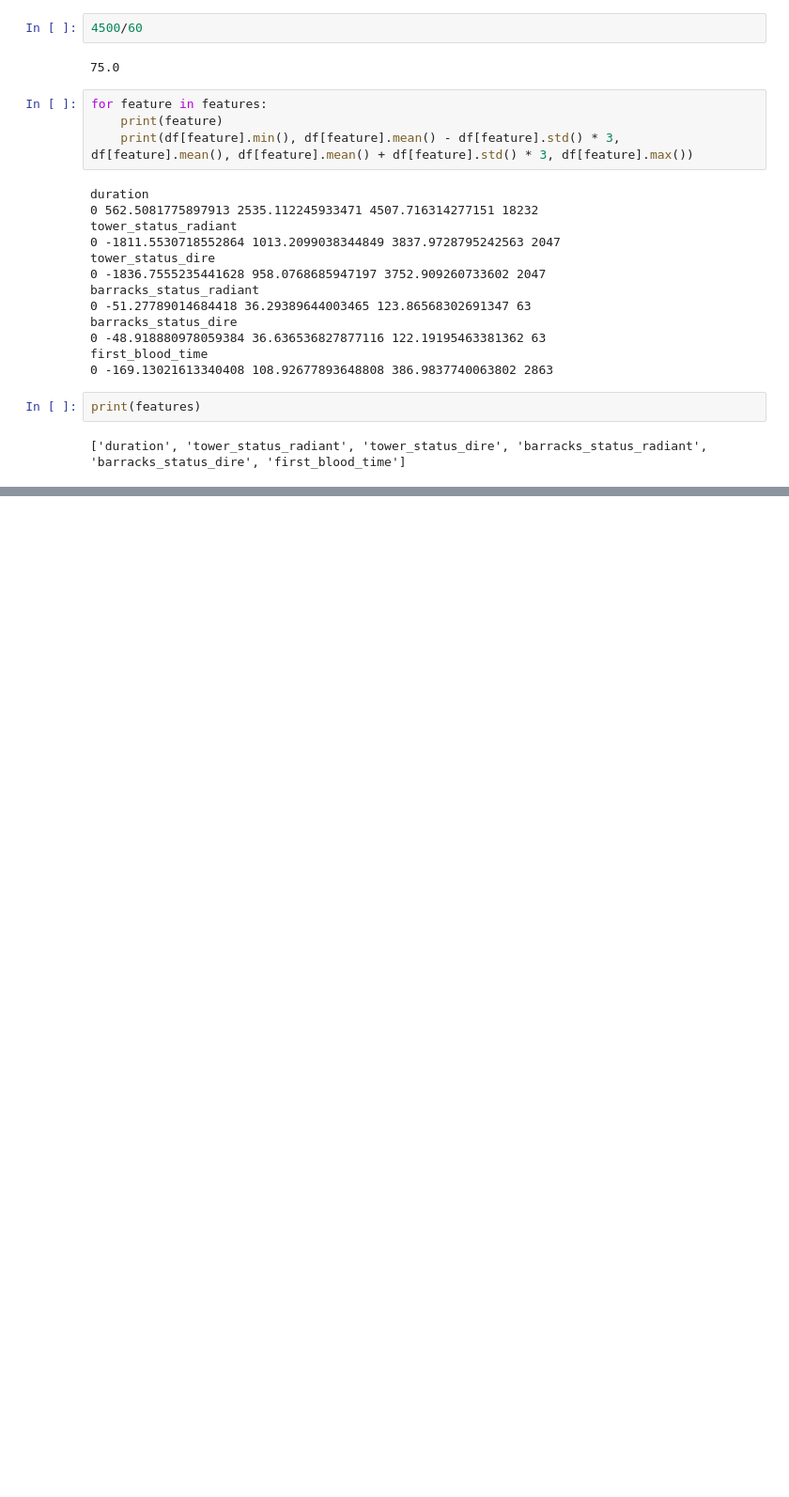
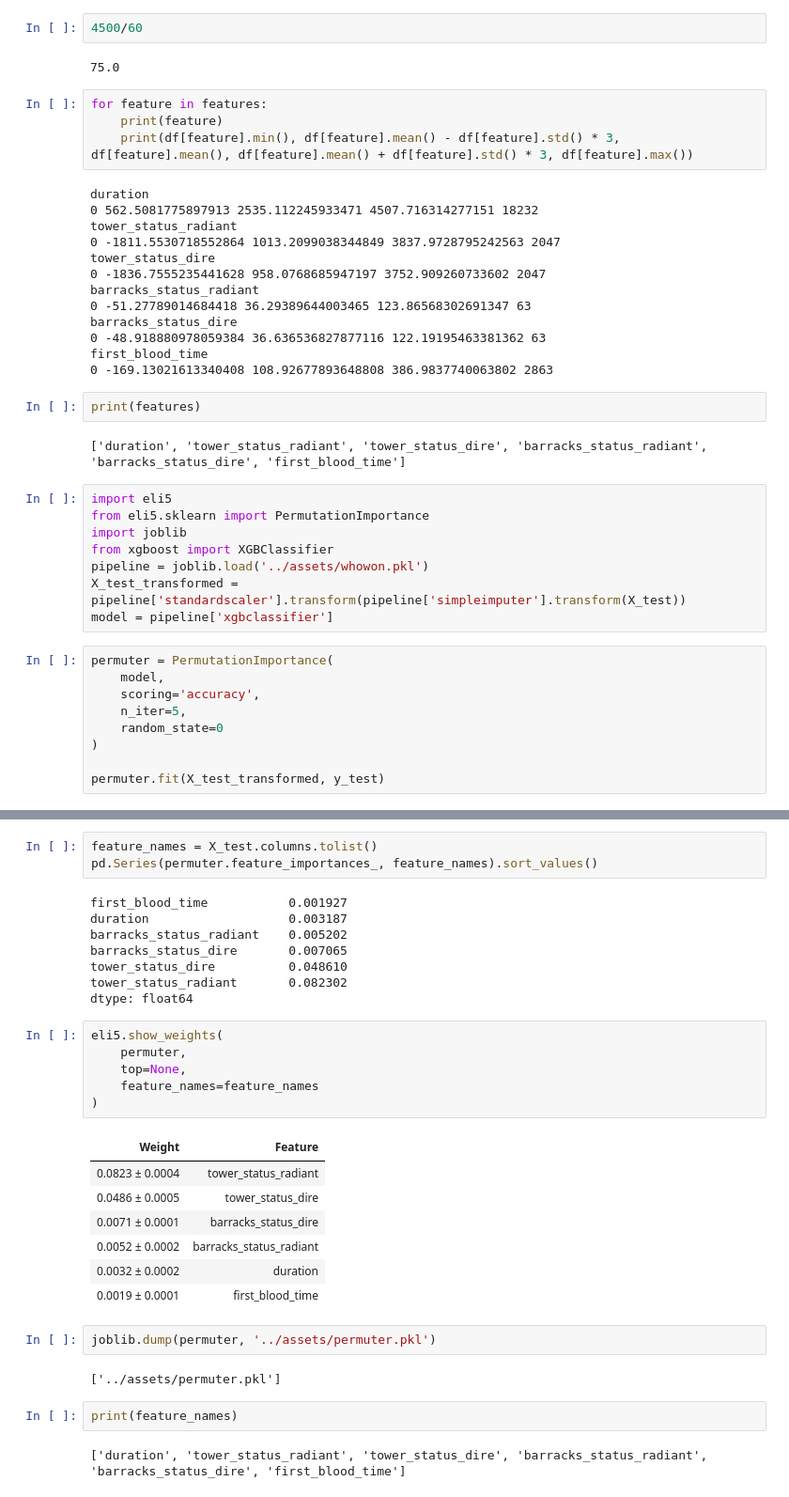
Before and after one commit to cedro-gasque/dash-template, a Jupyter notebook: notebooks/Untitled.ipynb, the cells around one changed output, grey strips where cells are left out. Shown: that part at 94% size. Saved outputs shown, nothing was run; the diff lists cells and outputs as text; blank space fills up the shorter version.

```diff
--- a/notebooks/Untitled.ipynb
+++ b/notebooks/Untitled.ipynb
@@ -215,3 +181,20 @@ first_blood_time
 print(features)
 # %% [output]
 ['duration', 'tower_status_radiant', 'tower_status_dire', 'barracks_status_radiant', 'barracks_status_dire', 'first_blood_time']
+# %%
+import eli5
+from eli5.sklearn import PermutationImportance
+import joblib
+from xgboost import XGBClassifier
+pipeline = joblib.load('../assets/whowon.pkl')
+X_test_transformed = pipeline['standardscaler'].transform(pipeline['simpleimputer'].transform(X_test))
+model = pipeline['xgbclassifier']
+# %%
+permuter = PermutationImportance(
+    model,
+    scoring='accuracy',
+    n_iter=5,
+    random_state=0
+)
+
+permuter.fit(X_test_transformed, y_test)
@@ -217,0 +221,33 @@ print(features)
+# %%
+feature_names = X_test.columns.tolist()
+pd.Series(permuter.feature_importances_, feature_names).sort_values()
+# %% [output]
+first_blood_time           0.001927
+duration                   0.003187
+barracks_status_radiant    0.005202
+barracks_status_dire       0.007065
+tower_status_dire          0.048610
+tower_status_radiant       0.082302
+dtype: float64
+# %%
+eli5.show_weights(
+    permuter,
+    top=None,
+    feature_names=feature_names
+)
+# %% [output]
+| Weight | Feature |
+| 0.0823 ± 0.0004 | tower_status_radiant |
+| 0.0486 ± 0.0005 | tower_status_dire |
+| 0.0071 ± 0.0001 | barracks_status_dire |
+| 0.0052 ± 0.0002 | barracks_status_radiant |
+| 0.0032 ± 0.0002 | duration |
+| 0.0019 ± 0.0001 | first_blood_time |
+# %%
+joblib.dump(permuter, '../assets/permuter.pkl')
+# %% [output]
+['../assets/permuter.pkl']
+# %%
+print(feature_names)
+# %% [output]
+['duration', 'tower_status_radiant', 'tower_status_dire', 'barracks_status_radiant', 'barracks_status_dire', 'first_blood_time']
```
Also changed, not shown: parts of 7 cells of this notebook, 4 other files.
